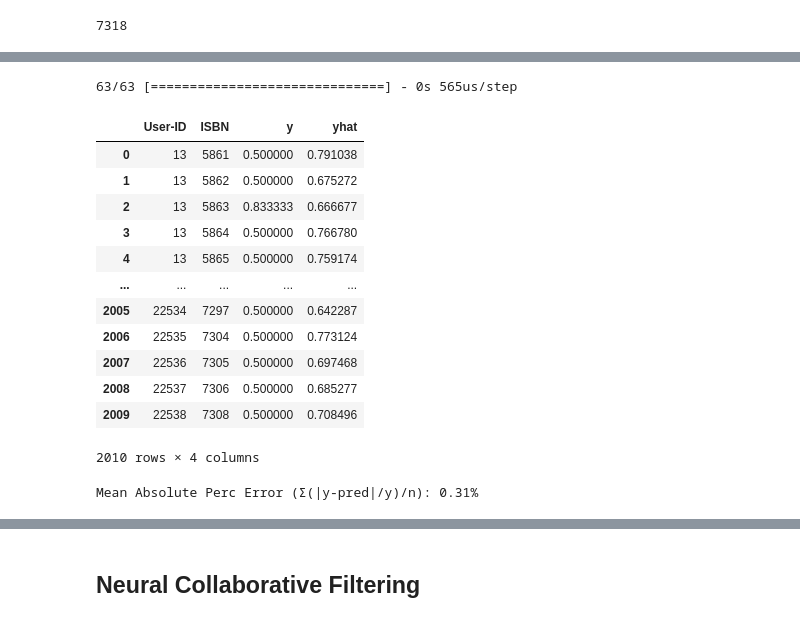
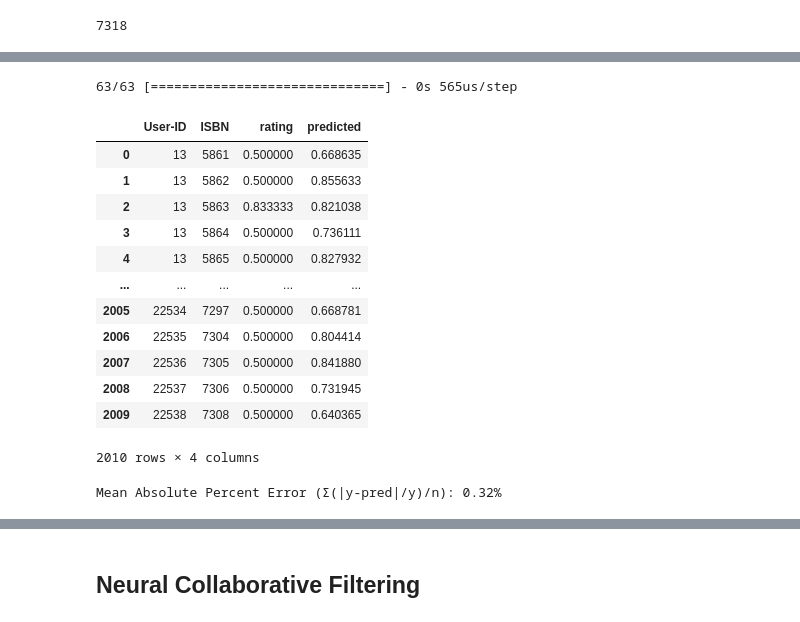
Before and after one commit to veneta13/Booked, a Jupyter notebook: recommendation.ipynb, the cells around one changed output, grey strips where cells are left out. Saved outputs shown, nothing was run; the diff lists cells and outputs as text; code cells hidden in the pictures.

```diff
--- a/recommendation.ipynb
+++ b/recommendation.ipynb
@@ -265,0 +549,4 @@ df = df.drop(columns="User-ID").rename(columns={"Index": "User-ID"})
+# %%
+BATCH_SIZE = 256
+EMBEDDING_SIZE = 30
+EPOCHS = 100
@@ -336,8 +625,8 @@ split = int(0.8 * rating_df.shape[1])
 dtf_train = rating_df.loc[:, :split-1]
 dtf_test = rating_df.loc[:, split:]
 
-train = dtf_train.stack(dropna=True).reset_index().rename(columns={0:"y"})
-test = dtf_test.stack(dropna=True).reset_index().rename(columns={0:"y"})
+train = dtf_train.stack(dropna=True).reset_index().rename(columns={0:"rating"})
+test = dtf_test.stack(dropna=True).reset_index().rename(columns={0:"rating"})
 # %%
 train
 # %% [output]
@@ -373,12 +664,18 @@ test
 # %%
-embeddings_size = 30
+embeddings_size = EMBEDDING_SIZE
 
-# Users (1,embedding_size)
 users_in = layers.Input(name="users_in", shape=(1,))
 users_emb = layers.Embedding(name="users_emb", input_dim=num_users, output_dim=embeddings_size)(users_in)
 users = layers.Reshape(name="users", target_shape=(embeddings_size,))(users_emb)
 
-# Products (1,embedding_size)
 books_in = layers.Input(name="books_in", shape=(1,))
 books_emb = layers.Embedding(name="books_emb", input_dim=num_books, output_dim=embeddings_size)(books_in)
 books = layers.Reshape(name='books', target_shape=(embeddings_size,))(books_emb)
+
+xx = layers.Dot(name='xx', normalize=True, axes=1)([users, books])
+
+y_out = layers.Dense(name="rating_pred", units=1, activation='linear')(xx)
+
+model_cf = models.Model(inputs=[users_in, books_in], outputs=y_out, name="CollaborativeFiltering")
+model_cf.compile(optimizer='adam', loss='mean_absolute_error')
+model_cf.summary()
@@ -414,5 +700,11 @@ ________________________________________________________________________________
 # %%
-history_cf = model_cf.fit(x=[train["User-ID"], train["ISBN"]], y=train["y"], epochs=100, batch_size=256, shuffle=True, verbose=1, validation_split=0.3)
-model_cf = history_cf.model
+history_cf = model_cf.fit(
+    x=[train["User-ID"], train["ISBN"]], y=train["rating"],
+    epochs=EPOCHS,
+    batch_size=BATCH_SIZE,
+    shuffle=True,
+    verbose=1,
+    validation_split=0.3
+)
 # %% [output]
 Epoch 1/100
@@ -435,28 +727,28 @@ Epoch 100/100
 # %%
-test["yhat"] = model_cf.predict([test["User-ID"], test["ISBN"]])
+test["predicted"] = history_cf.model.predict([test["User-ID"], test["ISBN"]])
 test
 # %% [output]
 63/63 [==============================] - 0s 565us/step
-|  | User-ID | ISBN | y | yhat |
-| 0 | 13 | 5861 | 0.500000 | 0.791038 |
-| 1 | 13 | 5862 | 0.500000 | 0.675272 |
-| 2 | 13 | 5863 | 0.833333 | 0.666677 |
-| 3 | 13 | 5864 | 0.500000 | 0.766780 |
-| 4 | 13 | 5865 | 0.500000 | 0.759174 |
+|  | User-ID | ISBN | rating | predicted |
+| 0 | 13 | 5861 | 0.500000 | 0.668635 |
+| 1 | 13 | 5862 | 0.500000 | 0.855633 |
+| 2 | 13 | 5863 | 0.833333 | 0.821038 |
+| 3 | 13 | 5864 | 0.500000 | 0.736111 |
+| 4 | 13 | 5865 | 0.500000 | 0.827932 |
 | ... | ... | ... | ... | ... |
-| 2005 | 22534 | 7297 | 0.500000 | 0.642287 |
-| 2006 | 22535 | 7304 | 0.500000 | 0.773124 |
-| 2007 | 22536 | 7305 | 0.500000 | 0.697468 |
-| 2008 | 22537 | 7306 | 0.500000 | 0.685277 |
-| 2009 | 22538 | 7308 | 0.500000 | 0.708496 |
+| 2005 | 22534 | 7297 | 0.500000 | 0.668781 |
+| 2006 | 22535 | 7304 | 0.500000 | 0.804414 |
+| 2007 | 22536 | 7305 | 0.500000 | 0.841880 |
+| 2008 | 22537 | 7306 | 0.500000 | 0.731945 |
+| 2009 | 22538 | 7308 | 0.500000 | 0.640365 |
 2010 rows × 4 columns
 # %%
-y_test = test["y"]
-predicted = test["yhat"]
+y_test = test["rating"]
+predicted = test["predicted"]
 
 print("Mean Absolute Percent Error (Σ(|y-pred|/y)/n):", str(round(np.mean(np.abs((y_test-predicted)/predicted)), 2))+"%")
 # %% [output]
-Mean Absolute Perc Error (Σ(|y-pred|/y)/n): 0.31%
+Mean Absolute Percent Error (Σ(|y-pred|/y)/n): 0.32%
 # %%
 plt.plot(history_cf.history['loss'])
 plt.plot(history_cf.history['val_loss'])
```
Also changed, not shown: parts of 70 cells of this notebook.
